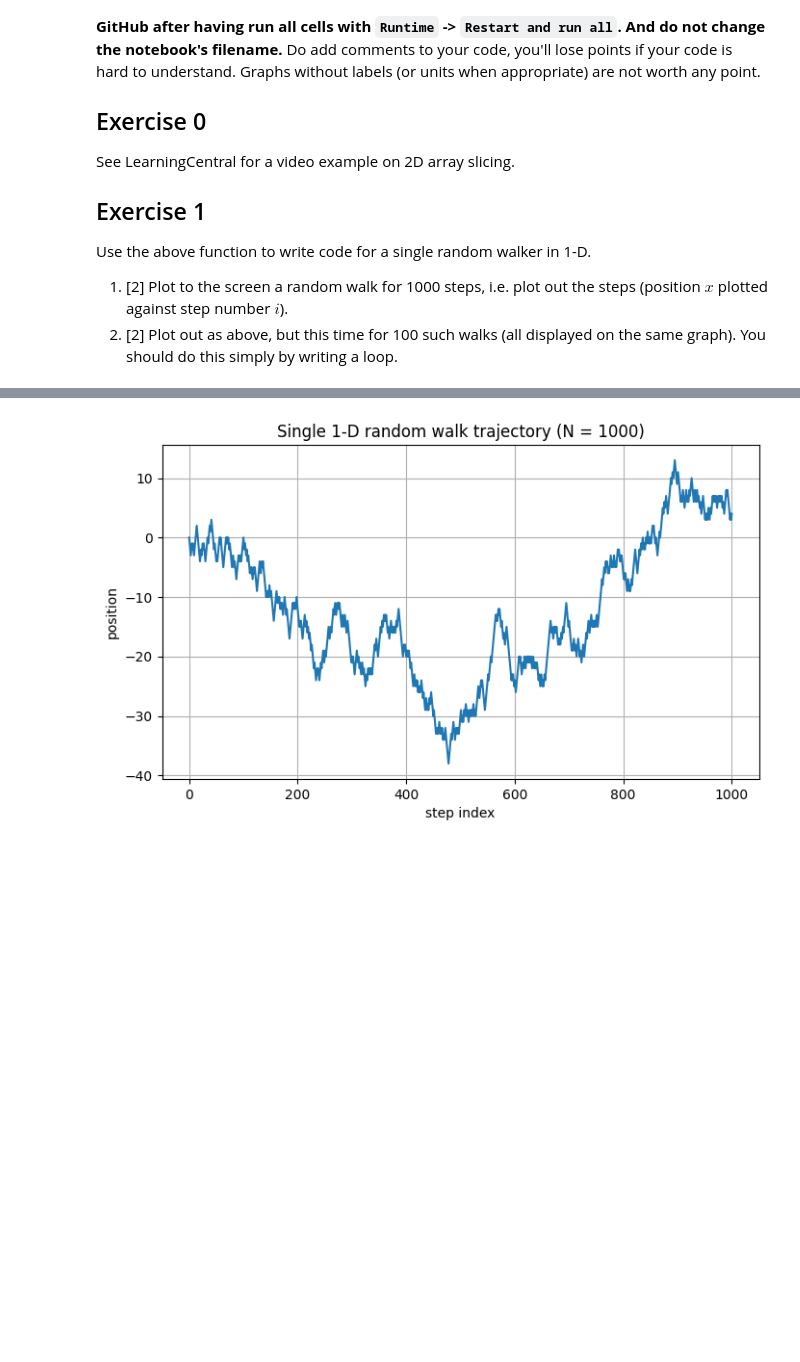
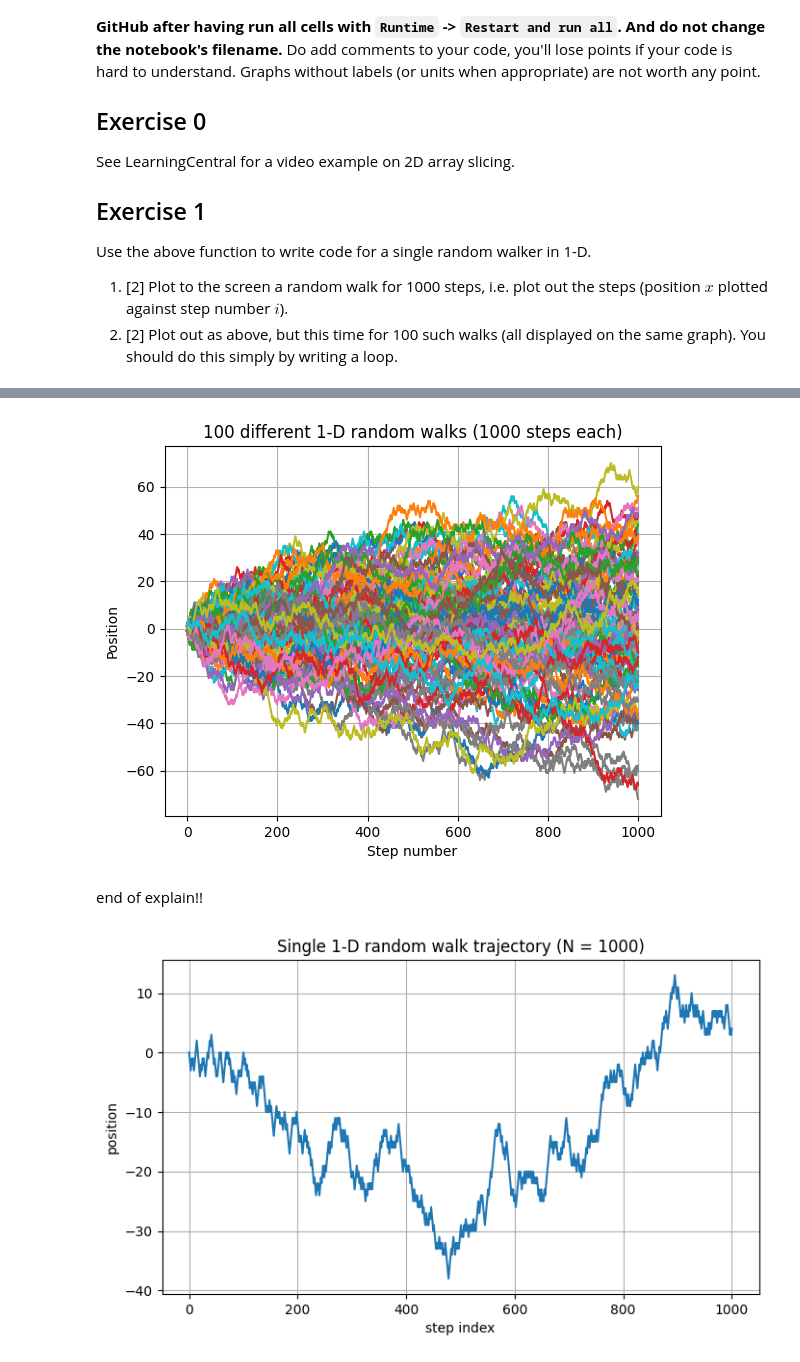
Before and after one commit to PX2145-2025/week-7-b-cormack-bethan, a Jupyter notebook: random_walk.ipynb, the cells around one changed output, grey strips where cells are left out. Saved outputs shown, nothing was run; the diff lists cells and outputs as text; code cells hidden in the pictures; blank space fills up the shorter version.

```diff
--- a/random_walk.ipynb
+++ b/random_walk.ipynb
@@ -68,3 +151,28 @@ graph). You should do this simply by writing a loop.
+# %%
+#1.2 plot 100 random walks on same graphj
+#repeat generate+plot 100 times
+
+N = 100          # number of separate walkers / walks you want to plot
+steps = 1000     # number of steps per walk
+
+plt.figure()
+
+for w in range(N):
+    # Generate one walk
+    x = walk(steps)
+
+    # Plot it on the same axes (because we never started a new figure inside the loop)
+    plt.plot(x)
+
+plt.xlabel("Step number")
+plt.ylabel("Position")
+plt.title(f"{N} different 1-D random walks ({steps} steps each)")
+plt.grid(True)
+plt.show()
+# %% [output]
+[figure, added]
+# %% [markdown]
+end of explain!!
 # %%
 import numpy as np
 import matplotlib.pyplot as plt
```
Also changed, not shown: parts of 21 cells of this notebook.
